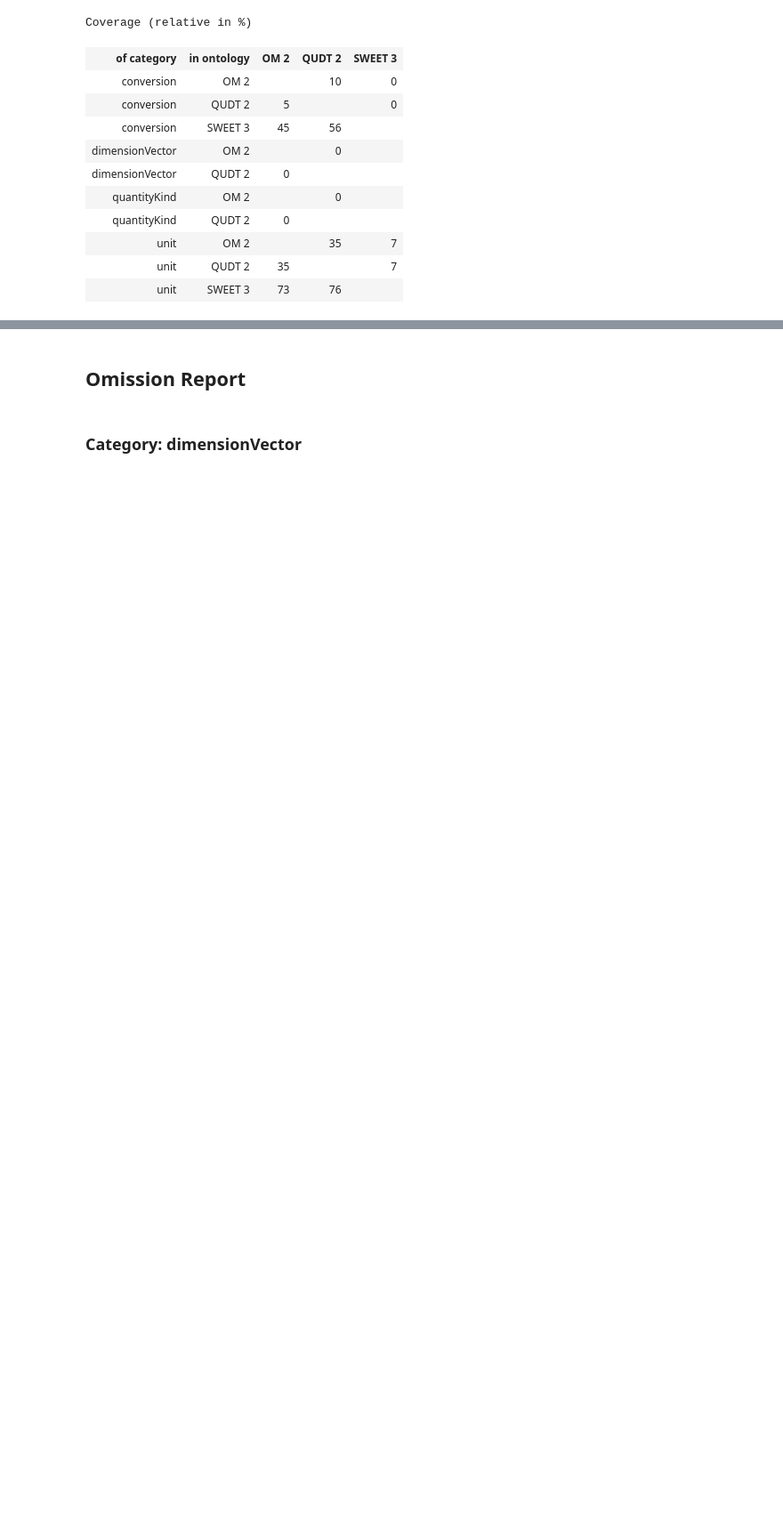
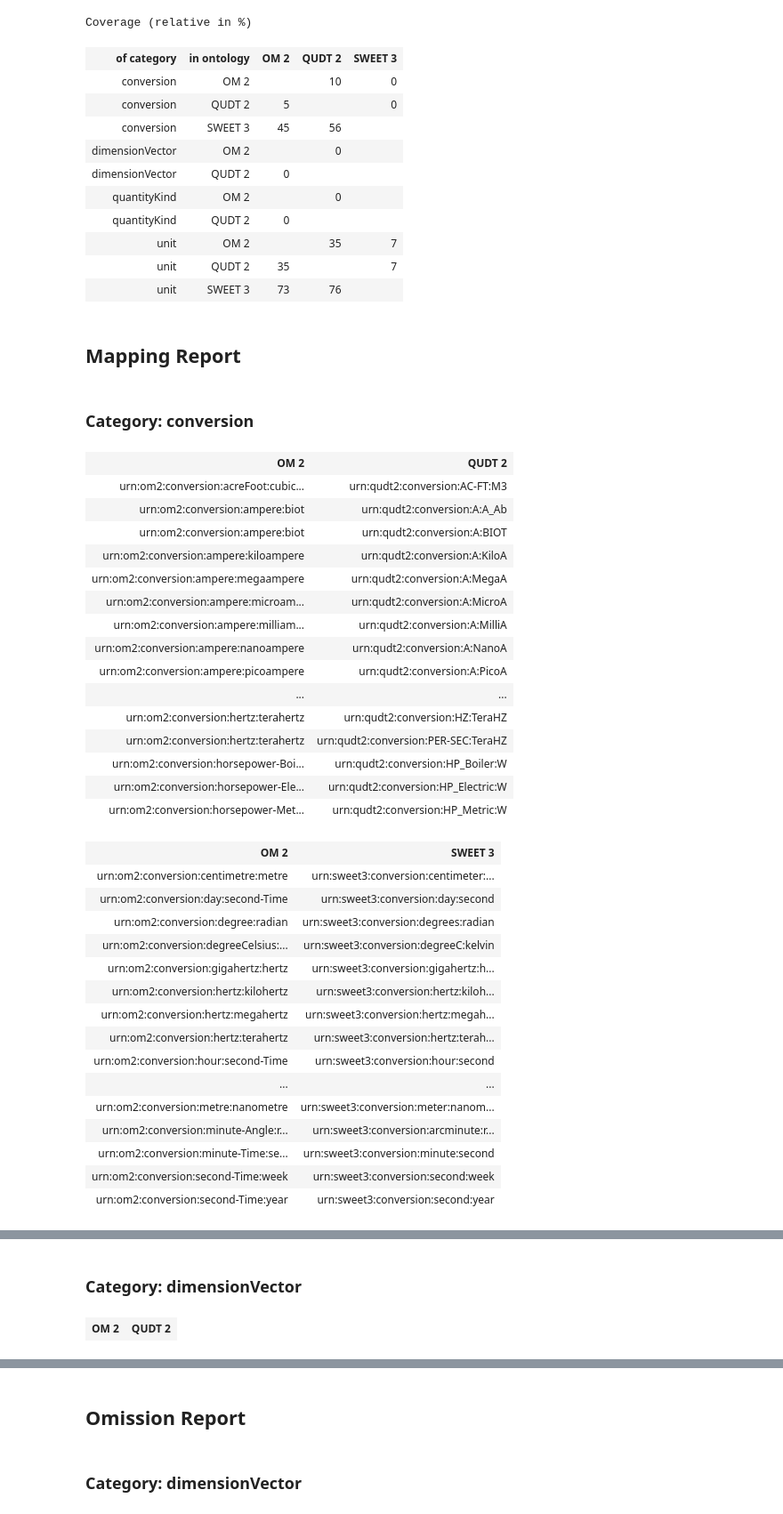
Before and after one commit to fusion-jena/abecto-unit-ontology-comparison, a Jupyter notebook: abecto-unit-ontology-comparison.ipynb, the cells around one changed output, grey strips where cells are left out. Shown at 89% size. Cells and saved outputs as stored; diff of their text form; code cells hidden in the pictures; blank space fills up the shorter version.

```diff
--- a/abecto-unit-ontology-comparison.ipynb
+++ b/abecto-unit-ontology-comparison.ipynb
@@ -566,3 +566,40 @@ Coverage (relative in %)
 | unit | OM 2 |  | 35 | 7 |
 | unit | QUDT 2 | 35 |  | 7 |
 | unit | SWEET 3 | 73 | 76 |  |
+# %%
+execution.mappings()
+# %% [output]
+Mapping Report
+Category: conversion
+| OM 2 | QUDT 2 |
+| urn:om2:conversion:acreFoot:cubic... | urn:qudt2:conversion:AC-FT:M3 |
+| urn:om2:conversion:ampere:biot | urn:qudt2:conversion:A:A_Ab |
+| urn:om2:conversion:ampere:biot | urn:qudt2:conversion:A:BIOT |
+| urn:om2:conversion:ampere:kiloampere | urn:qudt2:conversion:A:KiloA |
+| urn:om2:conversion:ampere:megaampere | urn:qudt2:conversion:A:MegaA |
+| urn:om2:conversion:ampere:microam... | urn:qudt2:conversion:A:MicroA |
+| urn:om2:conversion:ampere:milliam... | urn:qudt2:conversion:A:MilliA |
+| urn:om2:conversion:ampere:nanoampere | urn:qudt2:conversion:A:NanoA |
+| urn:om2:conversion:ampere:picoampere | urn:qudt2:conversion:A:PicoA |
+| ... | ... |
+| urn:om2:conversion:hertz:terahertz | urn:qudt2:conversion:HZ:TeraHZ |
+| urn:om2:conversion:hertz:terahertz | urn:qudt2:conversion:PER-SEC:TeraHZ |
+| urn:om2:conversion:horsepower-Boi... | urn:qudt2:conversion:HP_Boiler:W |
+| urn:om2:conversion:horsepower-Ele... | urn:qudt2:conversion:HP_Electric:W |
+| urn:om2:conversion:horsepower-Met... | urn:qudt2:conversion:HP_Metric:W |
+| OM 2 | SWEET 3 |
+| urn:om2:conversion:centimetre:metre | urn:sweet3:conversion:centimeter:... |
+| urn:om2:conversion:day:second-Time | urn:sweet3:conversion:day:second |
+| urn:om2:conversion:degree:radian | urn:sweet3:conversion:degrees:radian |
+| urn:om2:conversion:degreeCelsius:... | urn:sweet3:conversion:degreeC:kelvin |
+| urn:om2:conversion:gigahertz:hertz | urn:sweet3:conversion:gigahertz:h... |
+| urn:om2:conversion:hertz:kilohertz | urn:sweet3:conversion:hertz:kiloh... |
+| urn:om2:conversion:hertz:megahertz | urn:sweet3:conversion:hertz:megah... |
+| urn:om2:conversion:hertz:terahertz | urn:sweet3:conversion:hertz:terah... |
+| urn:om2:conversion:hour:second-Time | urn:sweet3:conversion:hour:second |
+| ... | ... |
+| urn:om2:conversion:metre:nanometre | urn:sweet3:conversion:meter:nanom... |
+| urn:om2:conversion:minute-Angle:r... | urn:sweet3:conversion:arcminute:r... |
+| urn:om2:conversion:minute-Time:se... | urn:sweet3:conversion:minute:second |
+| urn:om2:conversion:second-Time:week | urn:sweet3:conversion:second:week |
+| urn:om2:conversion:second-Time:year | urn:sweet3:conversion:second:year |
@@ -568,0 +622,2 @@ Coverage (relative in %)
+Category: dimensionVector
+| OM 2 | QUDT 2 |
```
Also changed, not shown: parts of 3 cells of this notebook.
